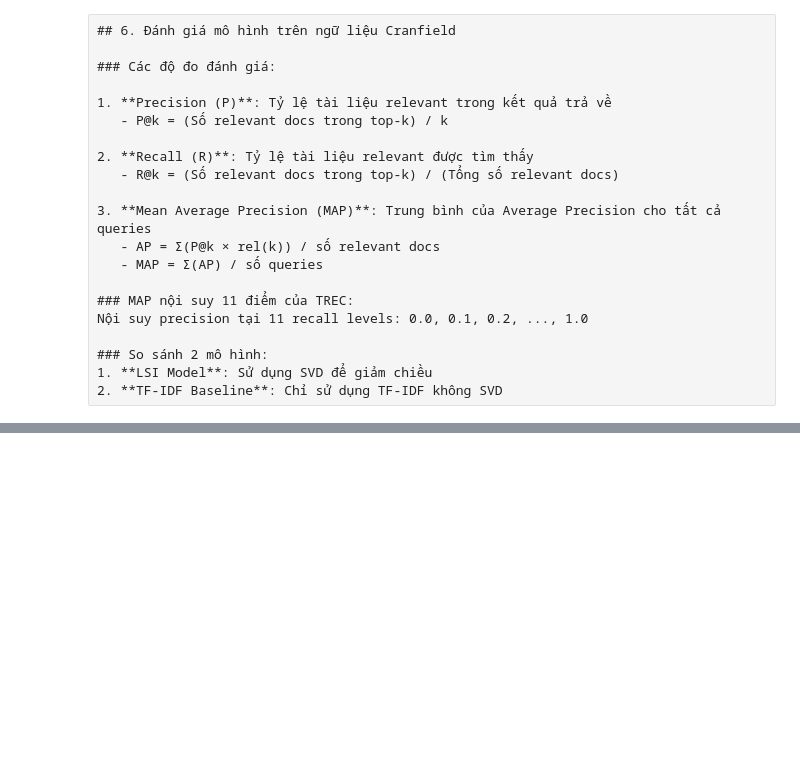
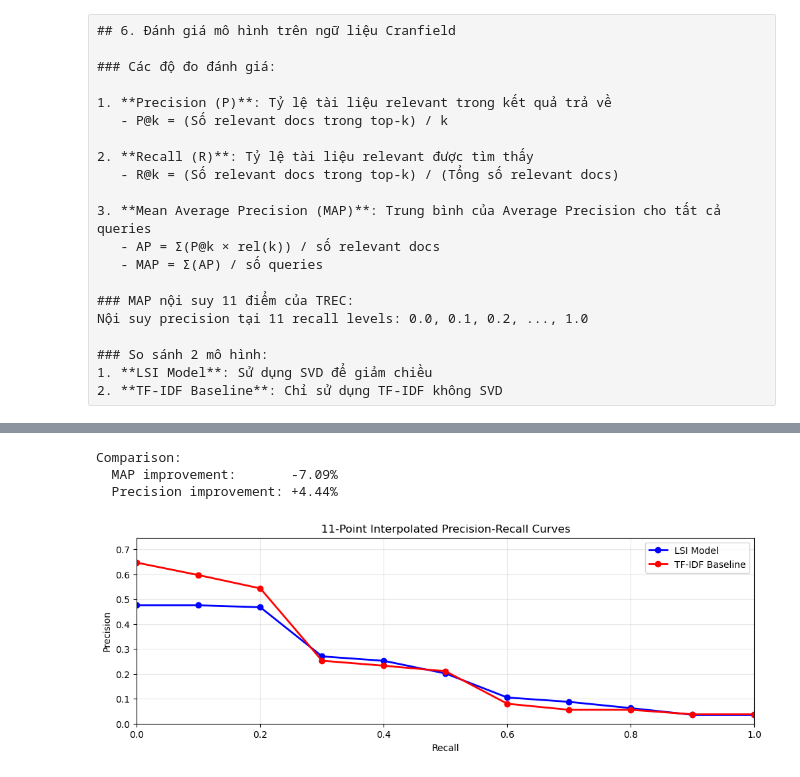
Before and after one commit to ht-N/ttrinh_cs419, a Jupyter notebook: lsi.ipynb, the cells around one changed output, grey strips where cells are left out. Drawn from its saved outputs; the diff is of its cells as text; code cells hidden in the pictures; blank space fills up the shorter version.

```diff
--- a/lsi.ipynb
+++ b/lsi.ipynb
@@ -200,7 +180,7 @@ for doc_id, content in list(documents.items())[:5]:  # Process first 5 for demon
     all_terms.update(terms)
 
 print(f"\nExample processed documents (first 5):")
-for doc_id, terms in list(processed_docs.items())[:3]:
+for doc_id, terms in list(processed_docs.items()):
     print(f"Document {doc_id}: {terms[:10]}...")  # Show first 10 terms
 
 print(f"\nTotal unique terms from first 5 documents: {len(all_terms)}")
@@ -930,0 +911,16 @@ Query 3: 70 relevant documents
+# %%
+# Select a subset of queries for evaluation (first 10 queries with relevance judgments)
+eval_queries = {}
+eval_count = 0
+for query_id in sorted(qrels.keys()):
+    if eval_count >= 10:
+        break
+    if query_id in queries and len(qrels[query_id]) > 0:
+        eval_queries[query_id] = queries[query_id]
+        eval_count += 1
+
+print(f"Evaluating on {len(eval_queries)} queries with relevance judgments")
+print("Sample evaluation queries:")
+for i, (qid, qtext) in enumerate(list(eval_queries.items())[:3]):
+    print(f"  Query {qid}: {qtext[:60]}...")
+    print(f"    Relevant docs: {len(qrels[qid])}")
@@ -1027,0 +977,41 @@ EVALUATION COMPLETED
+# %%
+# Compare models
+print(f"\nComparison:")
+if tfidf_results['map'] > 0:
+    map_improvement = ((lsi_results['map'] - tfidf_results['map']) / tfidf_results['map']) * 100
+    print(f"  MAP improvement:       {map_improvement:+.2f}%")
+else:
+    print(f"  MAP improvement:       N/A (baseline MAP is 0)")
+
+if tfidf_results['precision'] > 0:
+    precision_improvement = ((lsi_results['precision'] - tfidf_results['precision']) / tfidf_results['precision']) * 100
+    print(f"  Precision improvement: {precision_improvement:+.2f}%")
+else:
+    print(f"  Precision improvement: N/A (baseline precision is 0)")
+# %% [output]
+Comparison:
+  MAP improvement:       -7.09%
+  Precision improvement: +4.44%
+# %%
+# Plot 11-point interpolated precision-recall curves
+plt.figure(figsize=(12, 8))
+recall_levels = np.arange(0.0, 1.1, 0.1)
+
+plt.subplot(2, 1, 1)
+plt.plot(recall_levels, lsi_results['interpolated_precisions'], 'bo-', label='LSI Model', linewidth=2, markersize=6)
+plt.plot(recall_levels, tfidf_results['interpolated_precisions'], 'ro-', label='TF-IDF Baseline', linewidth=2, markersize=6)
+plt.xlabel('Recall')
+plt.ylabel('Precision')
+plt.title('11-Point Interpolated Precision-Recall Curves')
+plt.legend()
+plt.grid(True, alpha=0.3)
+plt.xlim(0, 1)
+
+# Determine y-axis limit
+max_precision = max(max(lsi_results['interpolated_precisions']), max(tfidf_results['interpolated_precisions']))
+if max_precision > 0:
+    plt.ylim(0, max_precision + 0.1)
+else:
+    plt.ylim(0, 1)
+# %% [output]
+[figure, added]
```
Also changed, not shown: parts of 13 cells of this notebook, 18 other files.
